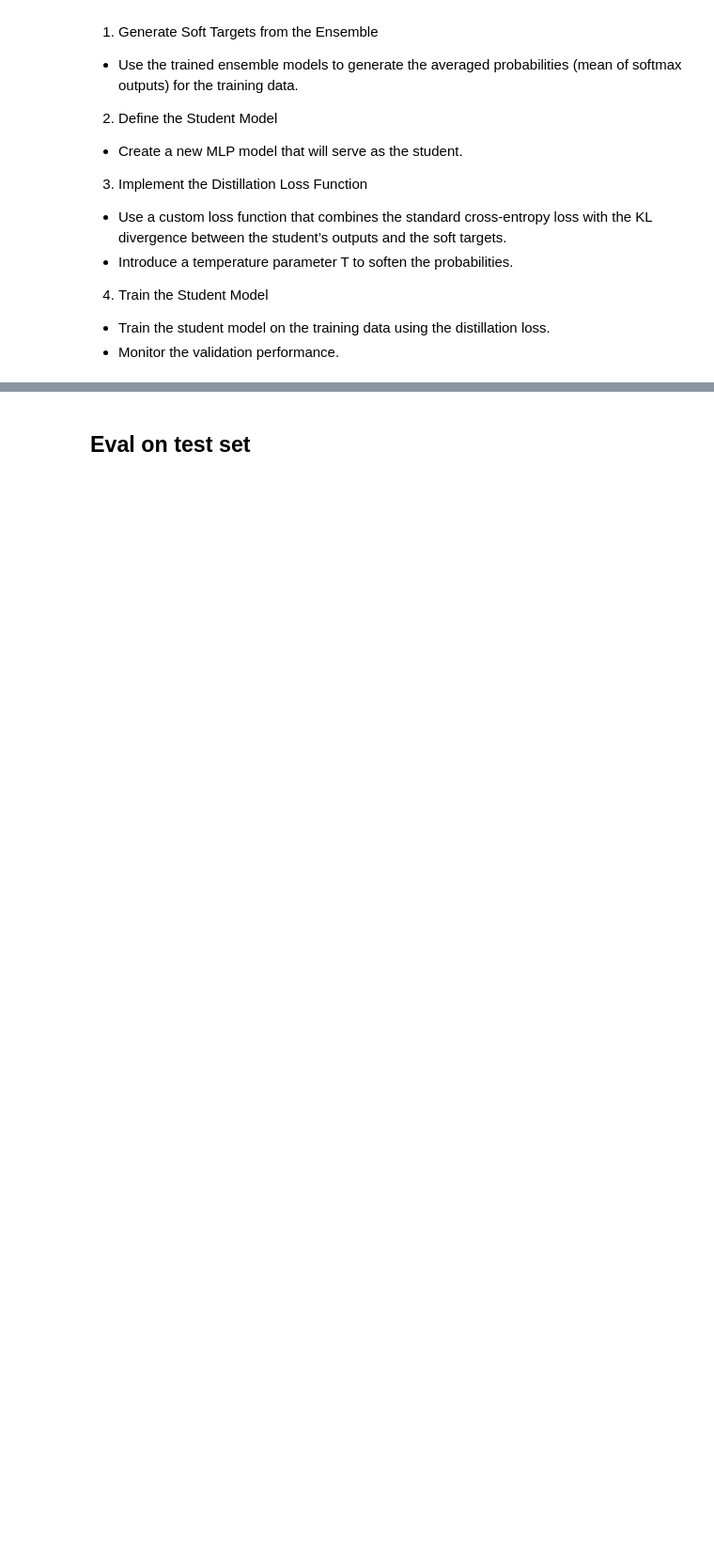
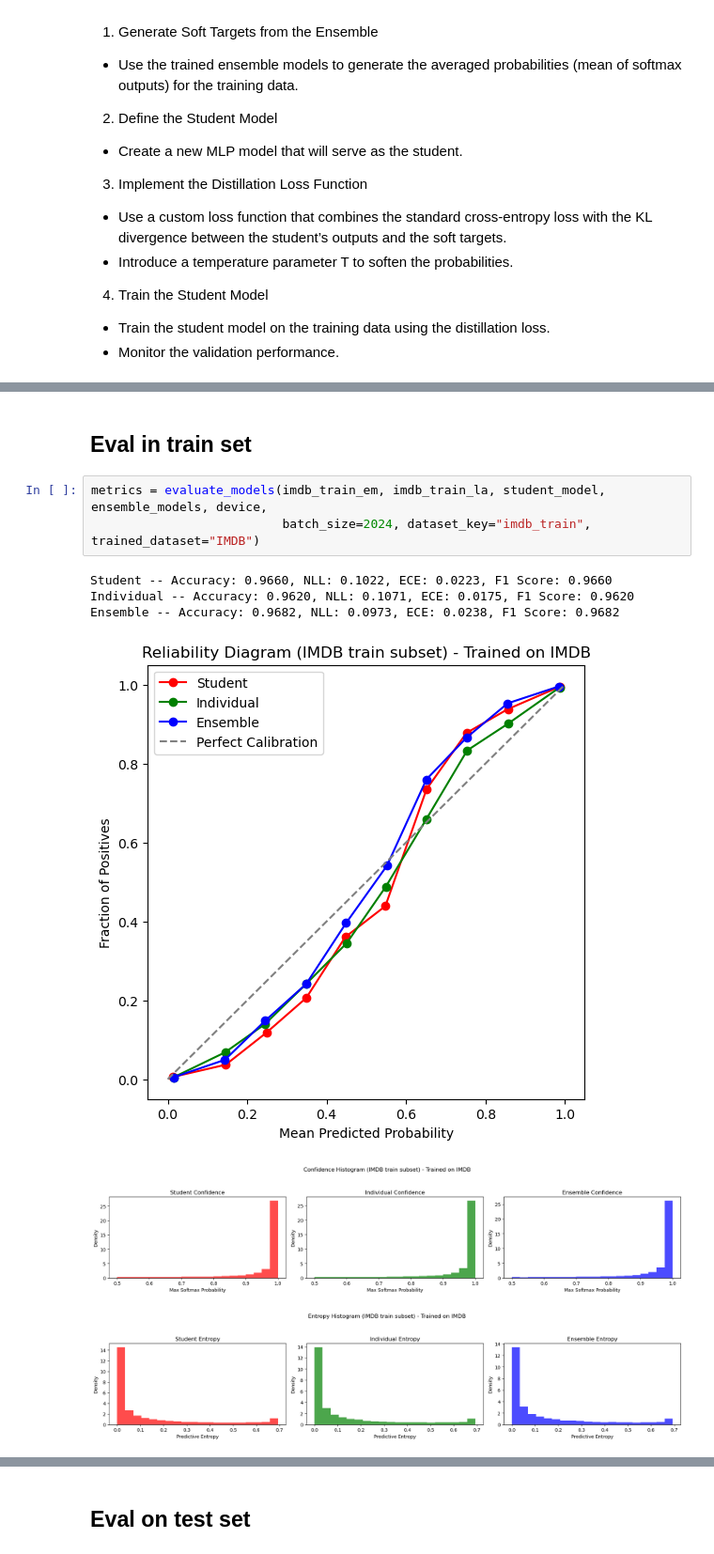
Before and after one commit to wstentzer/NLP-Project, a Jupyter notebook: main_1.3B_model-imdb-correct-standard.ipynb, the cells around one changed output, grey strips where cells are left out. Shown at 94% size. Drawn from its saved outputs; the diff is of its cells as text; blank space fills up the shorter version.

```diff
--- a/main_1.3B_model-imdb-correct-standard.ipynb
+++ b/main_1.3B_model-imdb-correct-standard.ipynb
@@ -463,0 +480,12 @@ Early stopping triggered at epoch 18. Restoring best model.
+# %% [markdown]
+## Eval in train set
+# %%
+metrics = evaluate_models(imdb_train_em, imdb_train_la, student_model, ensemble_models, device,
+                          batch_size=2024, dataset_key="imdb_train", trained_dataset="IMDB")
+# %% [output]
+Student -- Accuracy: 0.9660, NLL: 0.1022, ECE: 0.0223, F1 Score: 0.9660
+Individual -- Accuracy: 0.9620, NLL: 0.1071, ECE: 0.0175, F1 Score: 0.9620
+Ensemble -- Accuracy: 0.9682, NLL: 0.0973, ECE: 0.0238, F1 Score: 0.9682
+[figure, added]
+[figure, added]
+[figure, added]
```
Also changed, not shown: parts of 16 cells of this notebook, 4 other files.
